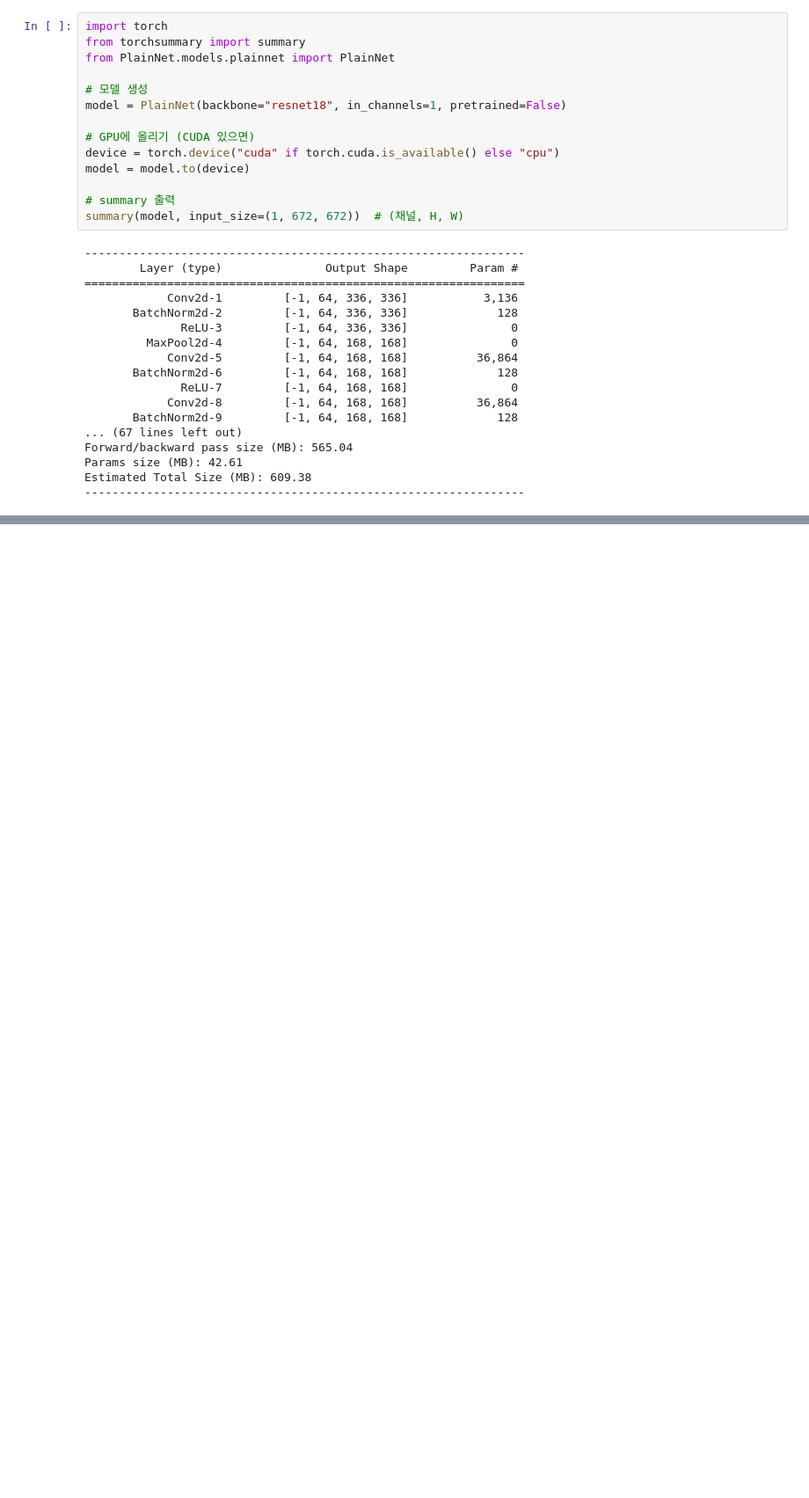
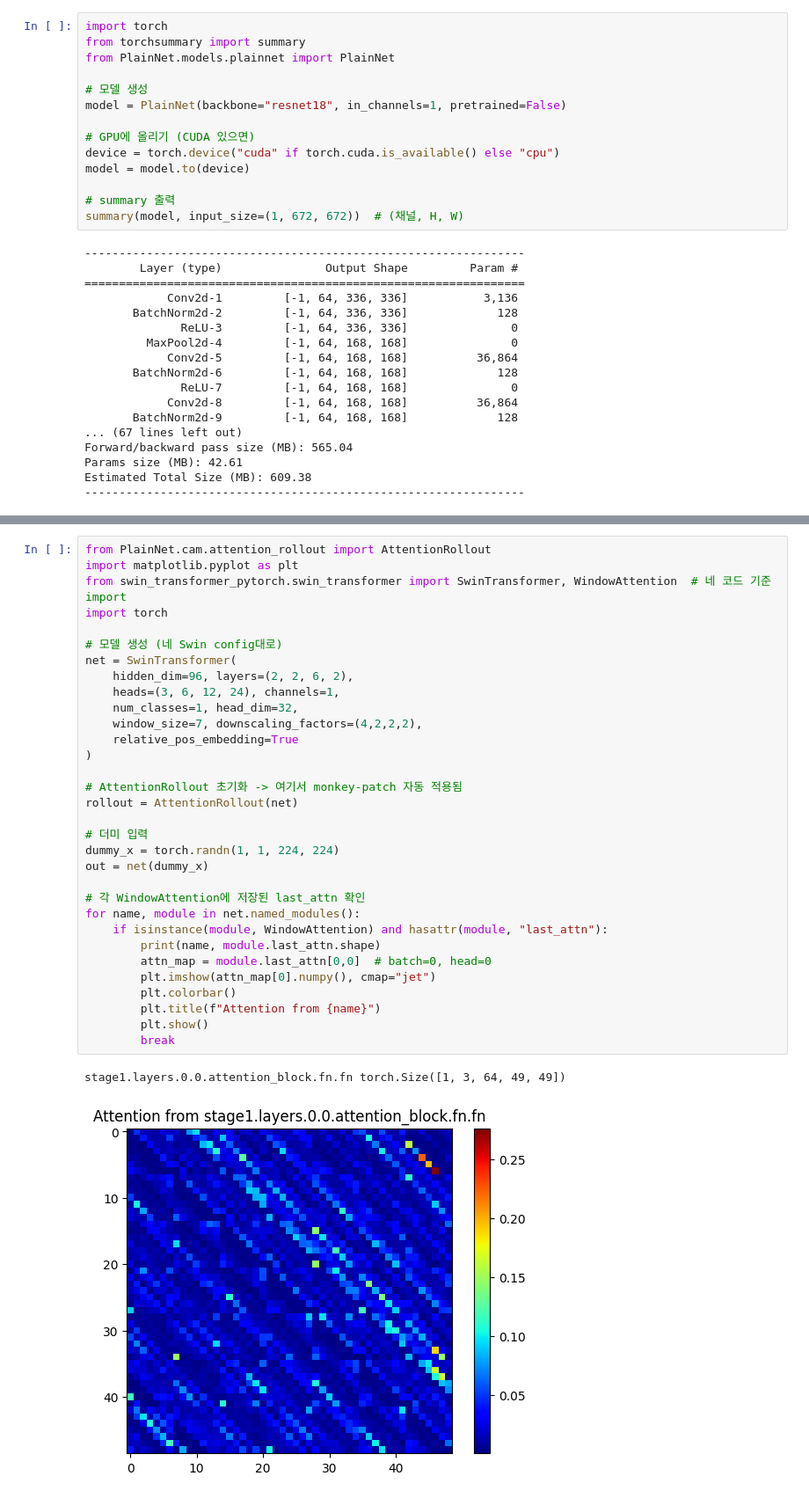
Before and after one commit to chyoungseok/FVH_detection, a Jupyter notebook: model_02_ReportGuideNet/test.ipynb, the cells around one changed output, grey strips where cells are left out. Shown at 88% size. Drawn from its saved outputs; the diff is of its cells as text; blank space fills up the shorter version.

Commit message:
swin transformer, reportguidednet-PlainNet

```diff
--- a/model_02_ReportGuideNet/test.ipynb
+++ b/model_02_ReportGuideNet/test.ipynb
@@ -79,0 +167,35 @@ Estimated Total Size (MB): 609.38
+# %%
+from PlainNet.cam.attention_rollout import AttentionRollout
+import matplotlib.pyplot as plt
+from swin_transformer_pytorch.swin_transformer import SwinTransformer, WindowAttention  # 네 코드 기준 import
+import torch
+
+# 모델 생성 (네 Swin config대로)
+net = SwinTransformer(
+    hidden_dim=96, layers=(2, 2, 6, 2),
+    heads=(3, 6, 12, 24), channels=1,
+    num_classes=1, head_dim=32,
+    window_size=7, downscaling_factors=(4,2,2,2),
+    relative_pos_embedding=True
+)
+
+# AttentionRollout 초기화 -> 여기서 monkey-patch 자동 적용됨
+rollout = AttentionRollout(net)
+
+# 더미 입력
+dummy_x = torch.randn(1, 1, 224, 224)
+out = net(dummy_x)
+
+# 각 WindowAttention에 저장된 last_attn 확인
+for name, module in net.named_modules():
+    if isinstance(module, WindowAttention) and hasattr(module, "last_attn"):
+        print(name, module.last_attn.shape)
+        attn_map = module.last_attn[0,0]  # batch=0, head=0
+        plt.imshow(attn_map[0].numpy(), cmap="jet")
+        plt.colorbar()
+        plt.title(f"Attention from {name}")
+        plt.show()
+        break
+# %% [output]
+stage1.layers.0.0.attention_block.fn.fn torch.Size([1, 3, 64, 49, 49])
+[figure, added]
```
Also changed, not shown: parts of 3 cells of this notebook, 48 other files.
